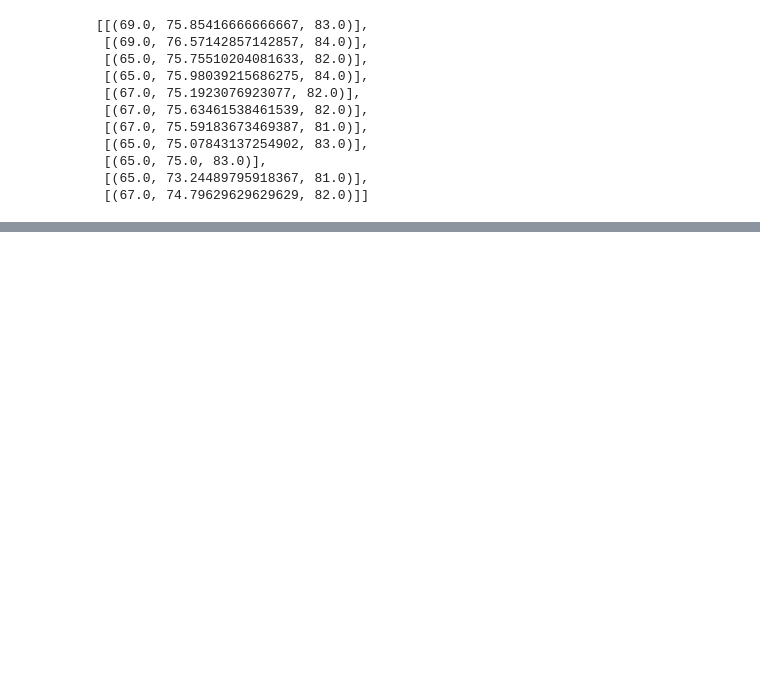
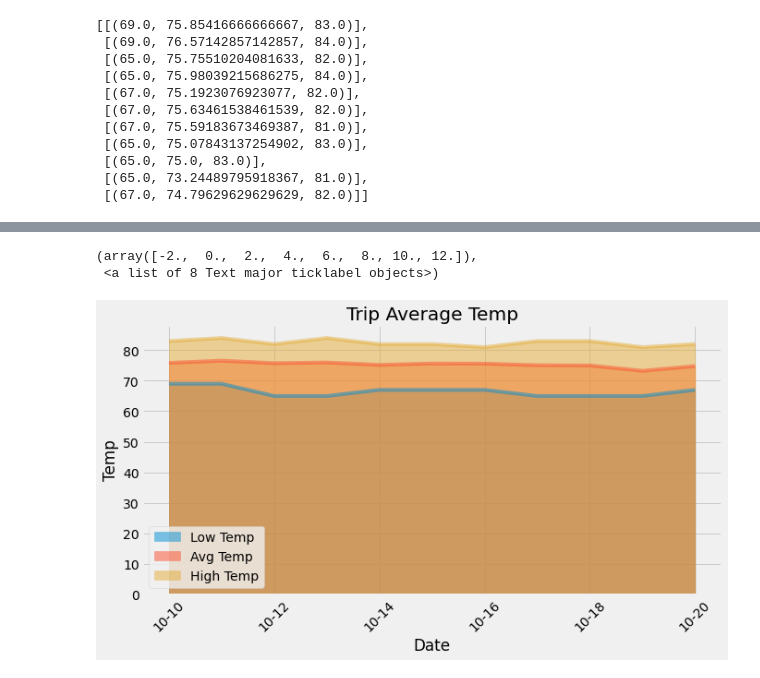
Before and after one commit to Nickoranteng/Climate-Analysis-and-Exploration, a Jupyter notebook: Climate Case/climate_starter.ipynb, the cells around one changed output, grey strips where cells are left out. Drawn from its saved outputs; the diff is of its cells as text; code cells hidden in the pictures; blank space fills up the shorter version.

Commit message:
Ploting  Area Plots

```diff
--- a/Climate Case/climate_starter.ipynb
+++ b/Climate Case/climate_starter.ipynb
@@ -362,9 +362,9 @@ daily_trip_normals
  [(67.0, 74.79629629629629, 82.0)]]
 # %%
 # Load the previous query results into a Pandas DataFrame and add the `trip_dates` range as the `date` index
-trip_normals = [np.array(normal[0]) for normal in trip_normals]
-normals = pd.DataFrame(tripNormals)
-normals["Date"] = datel
-normals = normals.set_index("Date")
-normals = normals.rename(columns={0: "Low Temp", 1: "Avg Temp", 2: "High Temp"})
-normals
+daily_trip_normals = [np.array(normal[0]) for normal in daily_trip_normals]
+NormalTemp = pd.DataFrame(daily_trip_normals)
+NormalTemp["Date"] = datel
+NormalTemp = NormalTemp.set_index("Date")
+NormalTemp = NormalTemp.rename(columns={0: "Low Temp", 1: "Avg Temp", 2: "High Temp"})
+NormalTemp
@@ -371,2 +385,11 @@ normals
 # %%
 # Plot the daily normals as an area plot with `stacked=False`
+
+NormalTemp.plot.area(stacked=False,figsize=(10, 5))
+plt.title('Trip Average Temp')
+plt.ylabel('Temp')
+plt.xticks(rotation=45)
+# %% [output]
+(array([-2.,  0.,  2.,  4.,  6.,  8., 10., 12.]),
+ <a list of 8 Text major ticklabel objects>)
+[figure, added]
```
Also changed, not shown: parts of 1 cell of this notebook.
